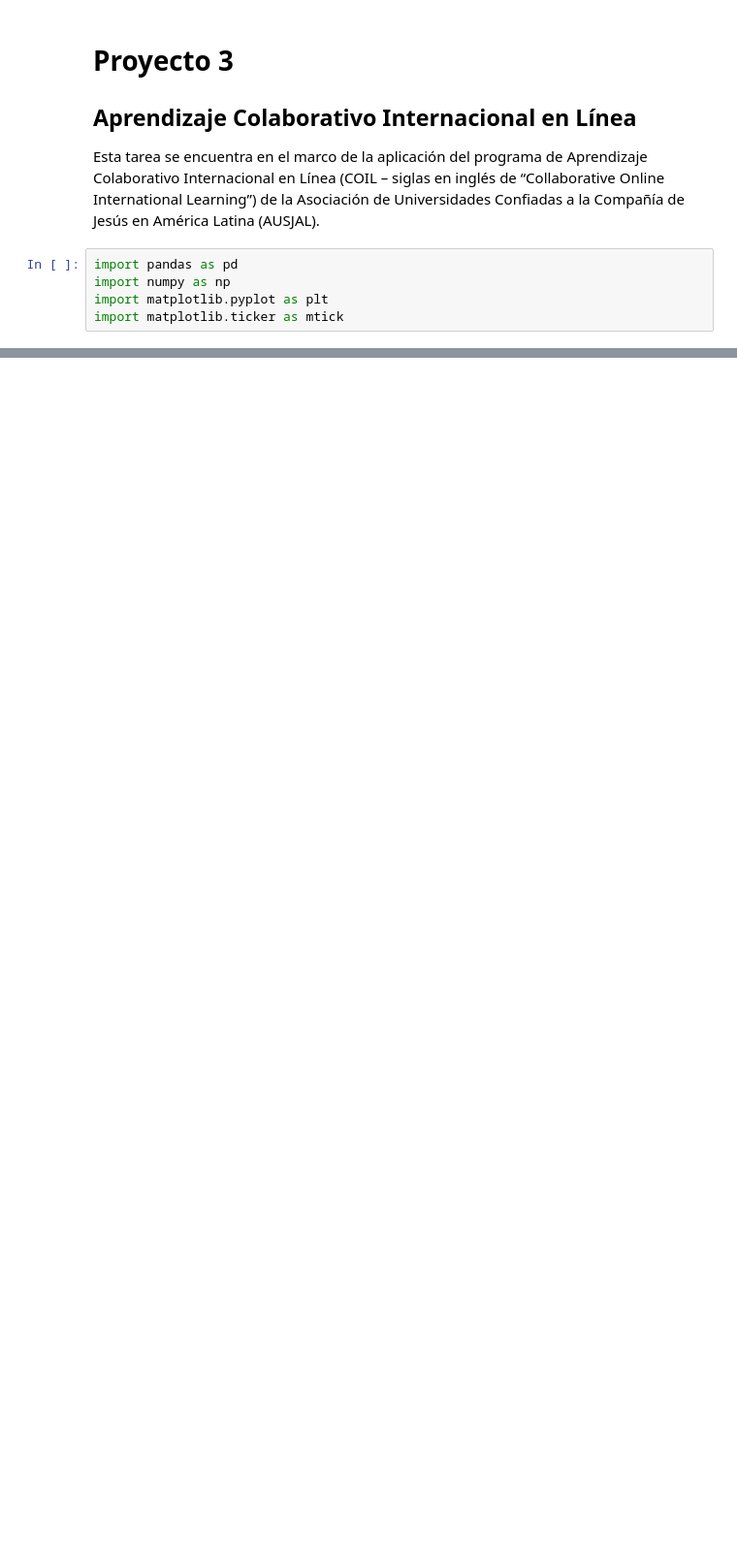
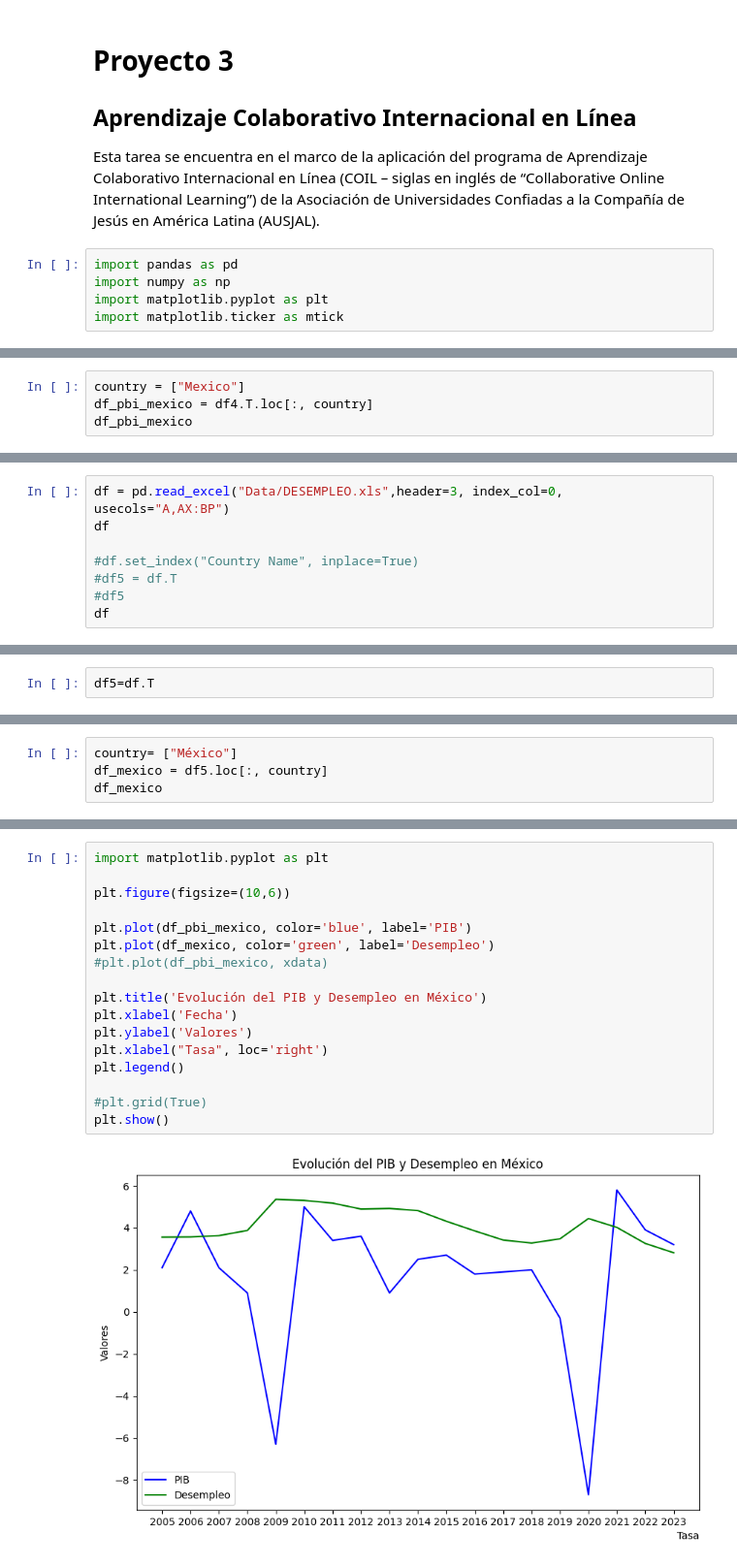
Before and after one commit to NataliaBistolfi/Proyecto3-UCU--IBERO, a Jupyter notebook: proyecto_3.ipynb, the cells around one changed output, grey strips where cells are left out. Shown at 97% size. Cells and saved outputs as stored; diff of their text form; blank space fills up the shorter version.

```diff
--- a/proyecto_3.ipynb
+++ b/proyecto_3.ipynb
@@ -24,0 +92,4 @@ ValueError: Only length-1 thousands markers supported
+# %%
+country = ["Mexico"]
+df_pbi_mexico = df4.T.loc[:, country]
+df_pbi_mexico
@@ -24,0 +188,8 @@ ValueError: Only length-1 thousands markers supported
+# %%
+df = pd.read_excel("Data/DESEMPLEO.xls",header=3, index_col=0, usecols="A,AX:BP")
+df
+
+#df.set_index("Country Name", inplace=True)
+#df5 = df.T
+#df5
+df
@@ -24,0 +211,2 @@ ValueError: Only length-1 thousands markers supported
+# %%
+df5=df.T
@@ -24,0 +239,4 @@ ValueError: Only length-1 thousands markers supported
+# %%
+country= ["México"]
+df_mexico = df5.loc[:, country]
+df_mexico
@@ -24,0 +335,19 @@ ValueError: Only length-1 thousands markers supported
+# %%
+import matplotlib.pyplot as plt
+
+plt.figure(figsize=(10,6))
+
+plt.plot(df_pbi_mexico, color='blue', label='PIB')
+plt.plot(df_mexico, color='green', label='Desempleo')
+#plt.plot(df_pbi_mexico, xdata)
+
+plt.title('Evolución del PIB y Desempleo en México')
+plt.xlabel('Fecha')
+plt.ylabel('Valores')
+plt.xlabel("Tasa", loc='right')
+plt.legend()
+
+#plt.grid(True)
+plt.show()
+# %% [output]
+[figure, added]
```
Also changed, not shown: parts of 29 cells of this notebook, 1 other file.
